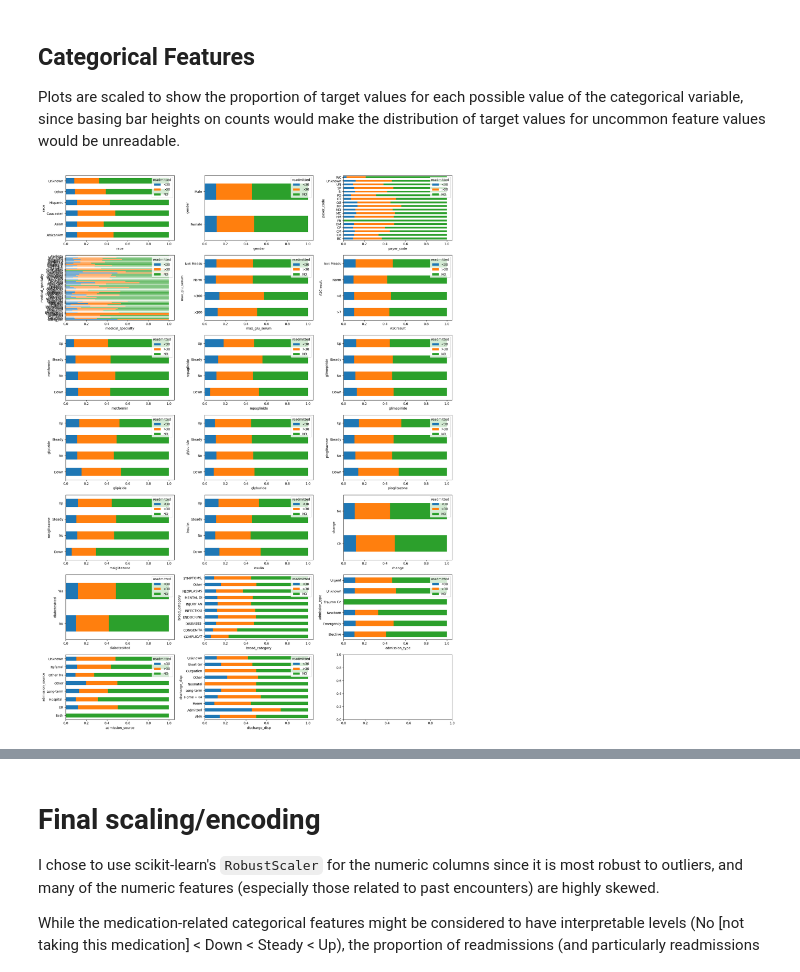
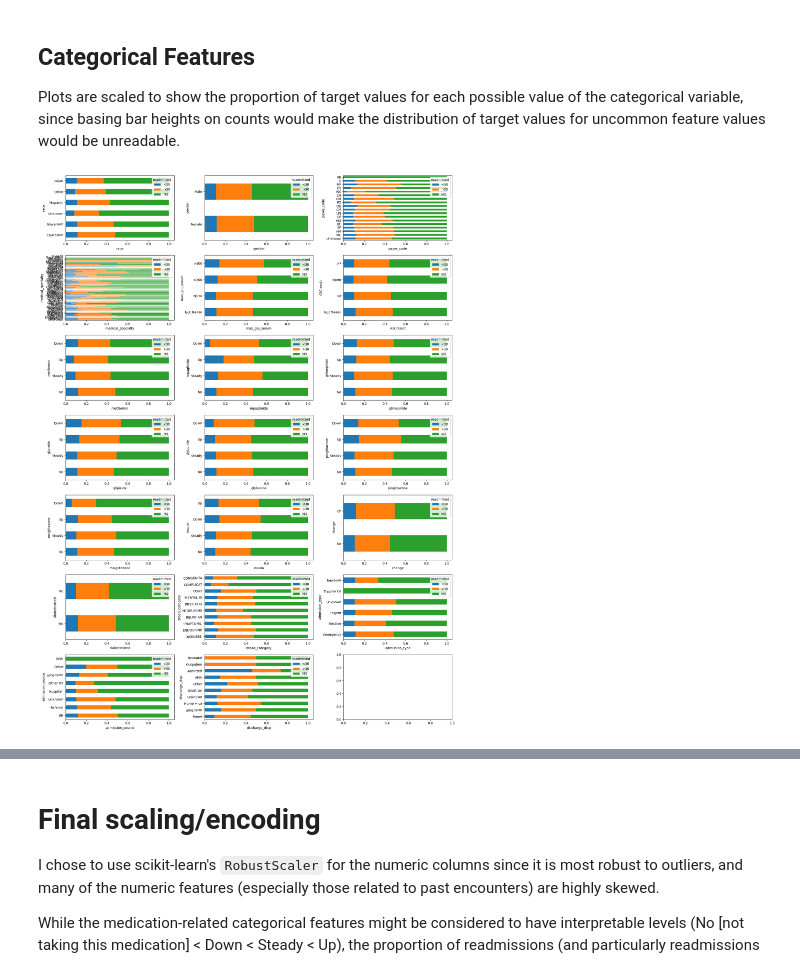
Before and after one commit to bennettJG/data17200project, a Jupyter notebook: Data_Preparation.ipynb, the cells around one changed output, grey strips where cells are left out. Saved outputs shown, nothing was run; the diff lists cells and outputs as text; code cells hidden in the pictures.

```diff
--- a/Data_Preparation.ipynb
+++ b/Data_Preparation.ipynb
@@ -274,7 +274,7 @@ test['discharge_disp'] = test['discharge_disposition_id'].replace(
 test = test.dropna(subset=['discharge_disp'])
 # %%
 # Drop columns that have been converted to features
-train.drop(['discharge_disposition_id', 'admission_type_id', 'admission_source_id', 'encounter_id', 'patient_nbr', 'diag_1', 'diag_2', 'diag_3'], axis=1, inplace=True)
-test.drop(['discharge_disposition_id', 'admission_type_id', 'admission_source_id', 'encounter_id', 'patient_nbr', 'diag_1', 'diag_2', 'diag_3'], axis=1, inplace=True)
+train.drop(['discharge_disposition_id', 'admission_type_id', 'admission_source_id', 'encounter_id', 'diag_1', 'diag_2', 'diag_3'], axis=1, inplace=True)
+test.drop(['discharge_disposition_id', 'admission_type_id', 'admission_source_id', 'encounter_id', 'diag_1', 'diag_2', 'diag_3'], axis=1, inplace=True)
 # %% [markdown]
 Some of these features may prove not to be useful for model-building, but they should be a good start.
@@ -296,8 +298,8 @@ Index(['race', 'gender', 'age', 'time_in_hospital', 'payer_code',
 
 ## Numeric features
 # %%
-num_cols = train.drop(['readmitted', 'readmit_less30'], axis=1).select_dtypes(include='number').columns
-cat_cols = train.drop(['readmitted', 'readmit_less30'], axis=1).select_dtypes(include='object').columns
+num_cols = train.drop(['readmitted', 'readmit_less30', 'patient_nbr'], axis=1).select_dtypes(include='number').columns
+cat_cols = train.drop(['readmitted', 'readmit_less30', 'patient_nbr'], axis=1).select_dtypes(include='object').columns
 
 fig, ax = plt.subplots(5, 3, figsize=(18, 15))
 axes = np.ravel(ax)
@@ -429,7 +431,7 @@ fig, ax = plt.subplots(5, 3, figsize=(18, 15))
 axes = np.ravel(ax)
 
 highly_skewed_cols = ['prev_encounters', 'number_outpatient', 'number_emergency', 'number_inpatient', 'number_diagnoses', 'prev_time_hospital', 'prev_readmit_less30']
-train_withlog = pd.concat([np.log(train[highly_skewed_cols]+1), train.drop(highly_skewed_cols, axis=1)], axis=1)
+train_withlog = pd.concat([np.log(train[highly_skewed_cols]+1), train.drop(highly_skewed_cols, axis=1)], axis=1).drop('patient_nbr', axis=1)
 for a, c in zip(axes, num_cols):
     sns.kdeplot(x=c, data=train_withlog, hue='readmitted', palette={'<30': 'r', '>30': 'b', 'NO': 'g'}, ax=a, common_norm=False)
     a.set_xlabel(c)
@@ -444,13 +446,15 @@ Plots are scaled to show the proportion of target values for each possible value
 # %%
 fig, ax = plt.subplots(7, 3, figsize=(18, 24))
 axes = np.ravel(ax)
 
 for a, c in zip(axes, cat_cols):
-  ct = pd.crosstab(train[c].str.slice(0,9), train['readmitted'], normalize='index')
+  ct = pd.crosstab(train[c].str.slice(0,9), train['readmitted'])
+  ct = ct.loc[ct.sum(axis=1).sort_values(ascending=False).index]
+  ct = ct.div(ct.sum(axis=1), axis=0)
   ct.plot(kind='barh', stacked=True, ax=a, rot=1)
   a.set_xlabel(c)
 
 plt.tight_layout()
 # %% [output]
-[figure, old version]
+[figure, new version]
 # %% [markdown]
```
Also changed, not shown: parts of 4 cells of this notebook.
